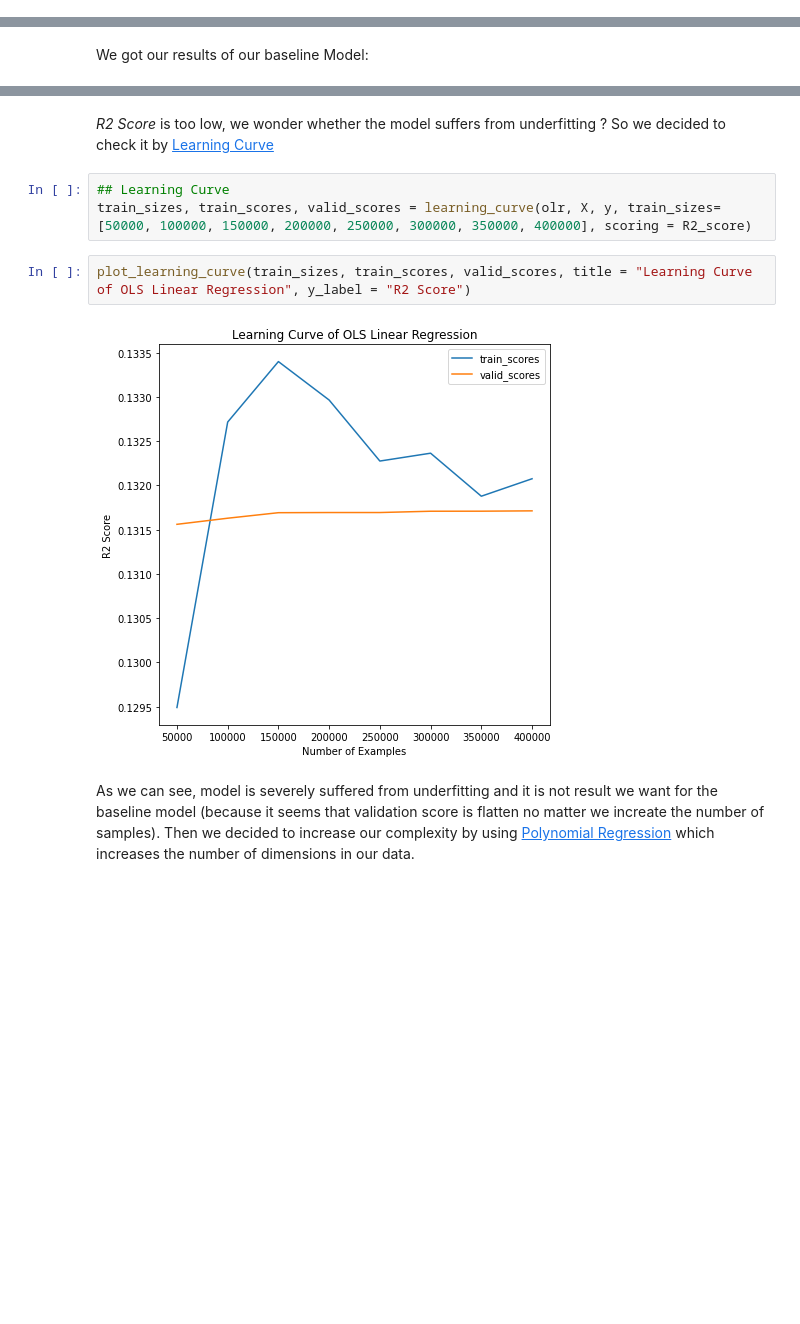
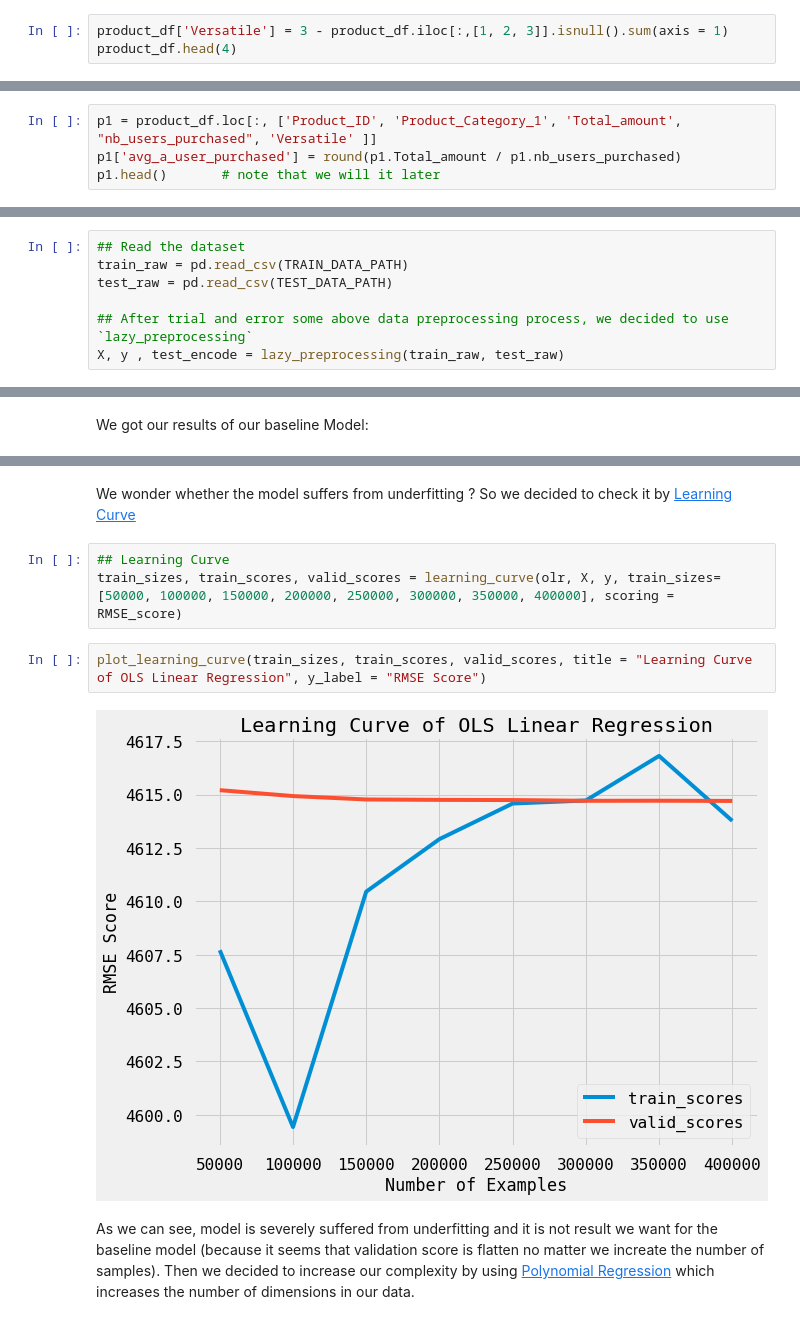
Before and after one commit to QuangDuc-HUST/ML.DSAI.20212.07.BlackFridayDayPrediction, a Jupyter notebook: src/MachineLearning_Code_Group07.ipynb, the cells around one changed output, grey strips where cells are left out. Saved outputs shown, nothing was run; the diff lists cells and outputs as text; blank space fills up the shorter version.

```diff
--- a/src/MachineLearning_Code_Group07.ipynb
+++ b/src/MachineLearning_Code_Group07.ipynb
@@ -580,0 +437,3 @@ Therefore, we mostly used cross-validation to evaluate our models and select bes
+# %%
+product_df['Versatile'] = 3 - product_df.iloc[:,[1, 2, 3]].isnull().sum(axis = 1)
+product_df.head(4)
@@ -580,0 +491,4 @@ Therefore, we mostly used cross-validation to evaluate our models and select bes
+# %%
+p1 = product_df.loc[:, ['Product_ID', 'Product_Category_1', 'Total_amount', "nb_users_purchased", 'Versatile' ]]
+p1['avg_a_user_purchased'] = round(p1.Total_amount / p1.nb_users_purchased)
+p1.head()       # note that we will it later
@@ -580,0 +928,7 @@ Therefore, we mostly used cross-validation to evaluate our models and select bes
+# %%
+## Read the dataset
+train_raw = pd.read_csv(TRAIN_DATA_PATH)
+test_raw = pd.read_csv(TEST_DATA_PATH)
+
+## After trial and error some above data preprocessing process, we decided to use `lazy_preprocessing`
+X, y , test_encode = lazy_preprocessing(train_raw, test_raw)
@@ -631,13 +1076,13 @@ df_results = df_results.append({"Model" : "OLS Linear Regression",
                   ignore_index = True)
 # %% [markdown]
- *R2 Score* is too low, we wonder whether the model suffers from underfitting ? So we decided to check it by [Learning Curve](https://en.wikipedia.org/wiki/Learning_curve_(machine_learning)#/media/File:Learning_Curves_(Naive_Bayes).png)
+We wonder whether the model suffers from underfitting ? So we decided to check it by [Learning Curve](https://en.wikipedia.org/wiki/Learning_curve_(machine_learning)#/media/File:Learning_Curves_(Naive_Bayes).png)
 # %%
 ## Learning Curve
-train_sizes, train_scores, valid_scores = learning_curve(olr, X, y, train_sizes=[50000, 100000, 150000, 200000, 250000, 300000, 350000, 400000], scoring = R2_score)
+train_sizes, train_scores, valid_scores = learning_curve(olr, X, y, train_sizes=[50000, 100000, 150000, 200000, 250000, 300000, 350000, 400000], scoring = RMSE_score)
 # %%
-plot_learning_curve(train_sizes, train_scores, valid_scores, title = "Learning Curve of OLS Linear Regression", y_label = "R2 Score")
+plot_learning_curve(train_sizes, train_scores, valid_scores, title = "Learning Curve of OLS Linear Regression", y_label = "RMSE Score")
 # %% [output]
-[figure, old version]
+[figure, new version]
 # %% [markdown]
 As we can see, model is severely suffered from underfitting and it is not result we want for the baseline model (because it seems that validation score is flatten no matter we increate the number of samples). Then we decided to increase our complexity by using [Polynomial Regression](https://en.wikipedia.org/wiki/Polynomial_regression#:~:text=In%20statistics%2C%20polynomial%20regression%20is,nth%20degree%20polynomial%20in%20x.) which increases the number of dimensions in our data.
 # %% [markdown]
```
Also changed, not shown: parts of 183 cells of this notebook, 5 other files.
